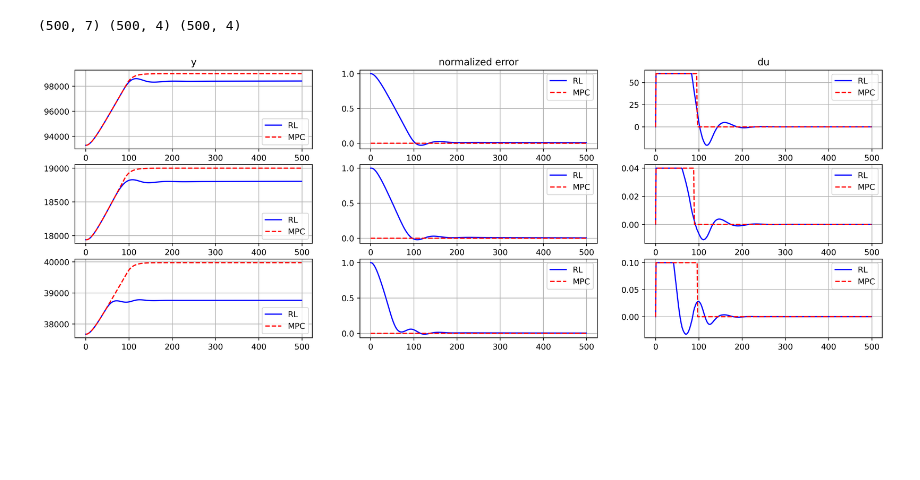
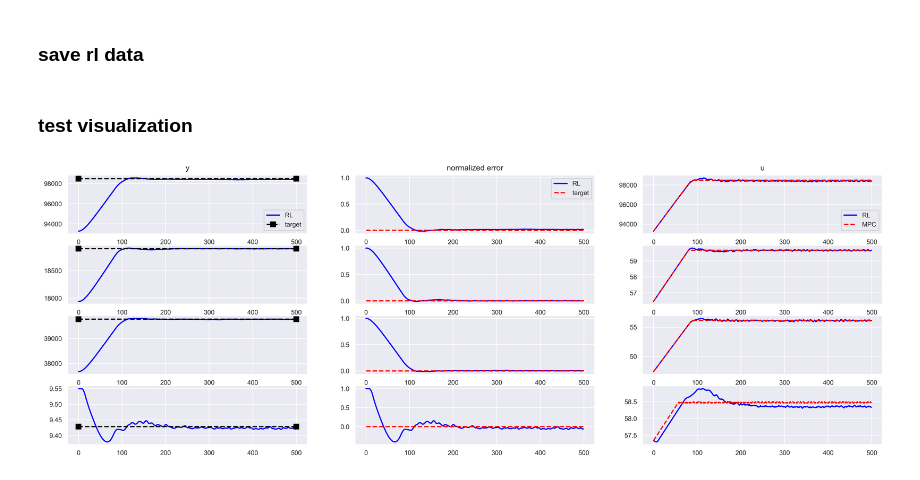
Before and after one commit to qiuruiyu/cleanrl, a Jupyter notebook: asu_test.ipynb, the cells around one changed output. Saved outputs shown, nothing was run; the diff lists cells and outputs as text; code cells hidden in the pictures; blank space fills up the shorter version.

```diff
--- a/asu_test.ipynb
+++ b/asu_test.ipynb
@@ -10,6 +13,0 @@ from cleanrl.ppo_continuous_action import make_env, Agent
-# %%
-y_mpc = sio.loadmat('./envs/asu/ysim.mat')['ysim']
-du_mpc = sio.loadmat('./envs/asu/dusim.mat')['dusim']
-u_mpc = sio.loadmat('./envs/asu/usim.mat')['usim']
-dusim = u_mpc[1:, :] - u_mpc[:-1, :]
-dusim /= (np.array([6, 4e-3, 1e-2, 2e-3]) * 3)
@@ -50,0 +136,11 @@ plt.grid()
+# %%
+fig, ax = plt.subplots(rl_usim.shape[1], 1, figsize=(6, 12), dpi=300)
+for i in range(rl_ysim.shape[1]):
+    ax[i].plot(rl_ysim[:, i], label='RL', color='blue')
+    ax[i].plot(mpc_ysim[:, i], label='MPC', color='red', linestyle='--')
+    ax[i].grid(True)
+    ax[i].set_title(y_name[i])
+
+lines, labels = ax[0].get_legend_handles_labels()
+fig.legend(lines, labels, loc='upper right', ncol=3)
+plt.tight_layout()
@@ -122,8 +235,2 @@ EPISODE REWARD:  -26.053343
-# %%
-y_mpc = sio.loadmat('./envs/asu/ysim.mat')['ysim']
-du_mpc = sio.loadmat('./envs/asu/dusim.mat')['dusim']
-u_mpc = sio.loadmat('./envs/asu/usim.mat')['usim']
-
-print(y_mpc.shape, du_mpc.shape, u_mpc.shape)
-# %% [output]
-(500, 7) (500, 4) (500, 4)
+# %% [markdown]
+### save rl data
@@ -130,29 +241,35 @@ print(y_mpc.shape, du_mpc.shape, u_mpc.shape)
+# %% [markdown]
+### test visualization
 # %%
+# select y index to be shown
+sel_y_idx = [0, 1, 2, 6]
+
 fig, axs = plt.subplots(np.max([ny, nu]), 3, figsize=(18, 6), dpi=400)
 # plot y
 for i in range(ny):
     axs[i, 0].plot(y[:, i], 'b-', label='RL')
-    axs[i, 0].plot(y_mpc[:, i], 'r--', label='MPC')
-    # axs[i, 0].plot(range(500)[::100], y_mpc[::100, i], 'ro', markerfacecolor='none')
-    axs[i, 0].grid()
-    axs[i, 0].legend(loc='lower right')
+    # axs[i, 0].plot(mpc_ysim[:, sel_y_idx[i]], 'r--', label='MPC')
+    axs[i, 0].plot([0, 500], [goal[i], goal[i]], 'sk--', label='target')
+    axs[i, 0].grid(True)
     if i == 0:
+        axs[i, 0].legend(loc='lower right')
         axs[i, 0].set_title('y')
 # plot e
 for i in range(ny):
     axs[i, 1].plot(e[:, i], 'b-', label='RL')
-    axs[i, 1].plot([0, 500], [0, 0], 'r--', label='MPC')
-    axs[i, 1].grid()
-    axs[i, 1].legend(loc='upper right')
+    axs[i, 1].plot([0, 500], [0, 0], 'r--', label='target')
+    axs[i, 1].grid(True)
     if i == 0:
+        axs[i, 1].legend(loc='upper right')
         axs[i, 1].set_title('normalized error')
 # plot u
 for i in range(nu):
-    axs[i, 2].plot(du[:, i], 'b-', label='RL')
-    axs[i, 2].plot(du_mpc[:, i], 'r--', label='MPC')
-    axs[i, 2].grid()
-    axs[i, 2].legend(loc='upper right')
+    axs[i, 2].plot(u[:, i], 'b-', label='RL')
+    axs[i, 2].plot(mpc_usim[:, i], 'r--', label='MPC')
+    axs[i, 2].grid(True)
+    # axs[-1, 2].set_ylim([0, 0.008])
     if i == 0:
-        axs[i, 2].set_title('du')
+        axs[i, 2].legend(loc='lower right')
+        axs[i, 2].set_title('u')
 # %% [output]
-[figure, old version]
+[figure, new version]
```
Also changed, not shown: parts of 18 cells of this notebook, 7 other files.
